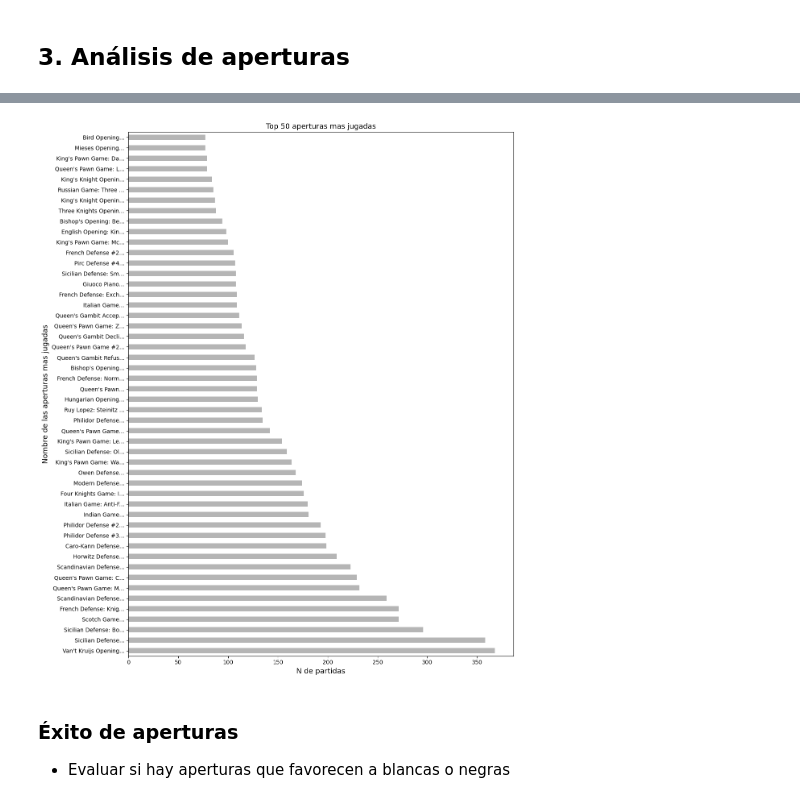
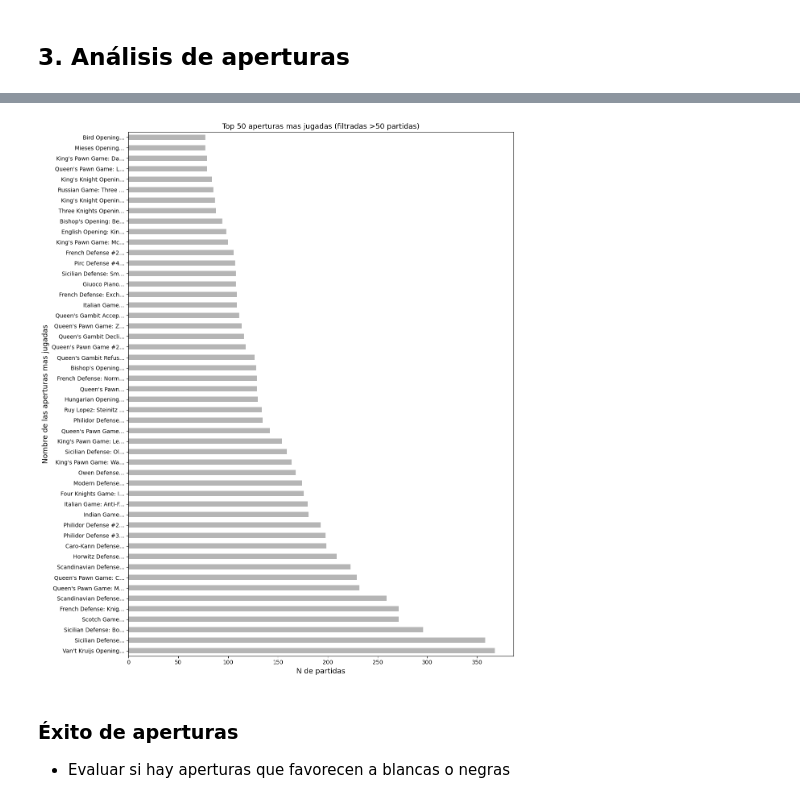
Before and after one commit to bernacode/chess-data-analysis, a Jupyter notebook: notebooks/01_exploracion.ipynb, the cells around one changed output, grey strips where cells are left out. Saved outputs shown, nothing was run; the diff lists cells and outputs as text; code cells hidden in the pictures.

```diff
--- a/notebooks/01_exploracion.ipynb
+++ b/notebooks/01_exploracion.ipynb
@@ -7,9 +7,8 @@ import matplotlib.dates as mdates
 import seaborn as sns
 import scipy as stats
 
-# Definir rutas relativas (notebook está en /notebooks)
 BASE_DIR = Path('..')
-DATA_DIR = BASE_DIR / 'data' / 'raw'
+DATA_DIR = BASE_DIR / 'data'
 df = pd.read_csv(DATA_DIR / 'games.csv')
 
 df.head()
@@ -223,6 +243,9 @@ plt.show()
 # %% [markdown]
 - ¿Cómo se distribuyen las partidas a lo largo del tiempo (created_at)? ¿Hay temporadas de mayor actividad?
 # %%
+df["created_at"] = pd.to_datetime(df["created_at"], errors='coerce', unit='ms')
+df["last_move_at"] = pd.to_datetime(df["last_move_at"], errors='coerce', unit='ms')
+
 df_date = df["created_at"].dt.date.value_counts().sort_index()
 df_date = df_date.reset_index()
 df_date.head()
@@ -559,18 +584,23 @@ plt.show()
 # %%
-oppening_name= df["opening_name"].value_counts().head(50)
+# Usar el mismo filtro para opening_name
+name_counts = df['opening_name'].value_counts()
+name_filtered = name_counts[name_counts > 50].index
+df_name_filtered = df[df['opening_name'].isin(name_filtered)]
+
+oppening_name= df_name_filtered["opening_name"].value_counts().head(50)
 oppening_name.index = oppening_name.index.str.slice(0, 20) + "..."
 
 fig, ax = plt.subplots(figsize=(12,14))
 
 oppening_name.plot(kind="barh", ax=ax, color=greys_palette[1])
-ax.set_title("Top 50 aperturas mas jugadas", fontsize=13)
+ax.set_title("Top 50 aperturas mas jugadas (filtradas >50 partidas)", fontsize=13)
 ax.set_xlabel("N de partidas", fontsize=13)
 ax.set_ylabel("Nombre de las aperturas mas jugadas", fontsize=13)
 
 plt.tight_layout()
 plt.show()
 # %% [output]
-[figure, old version]
+[figure, new version]
 # %% [markdown]
 ### Éxito de aperturas
 
```
Also changed, not shown: parts of 27 cells of this notebook.
